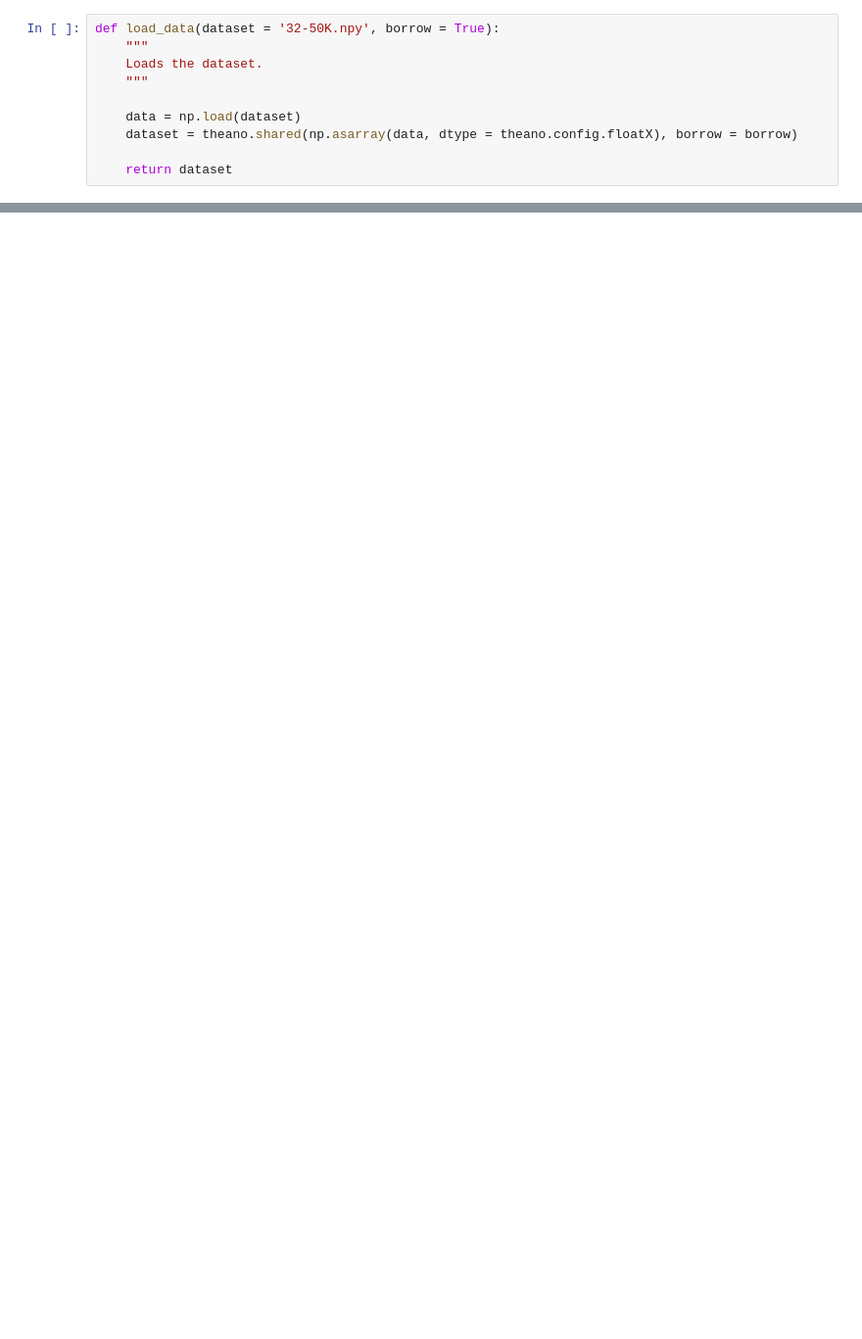
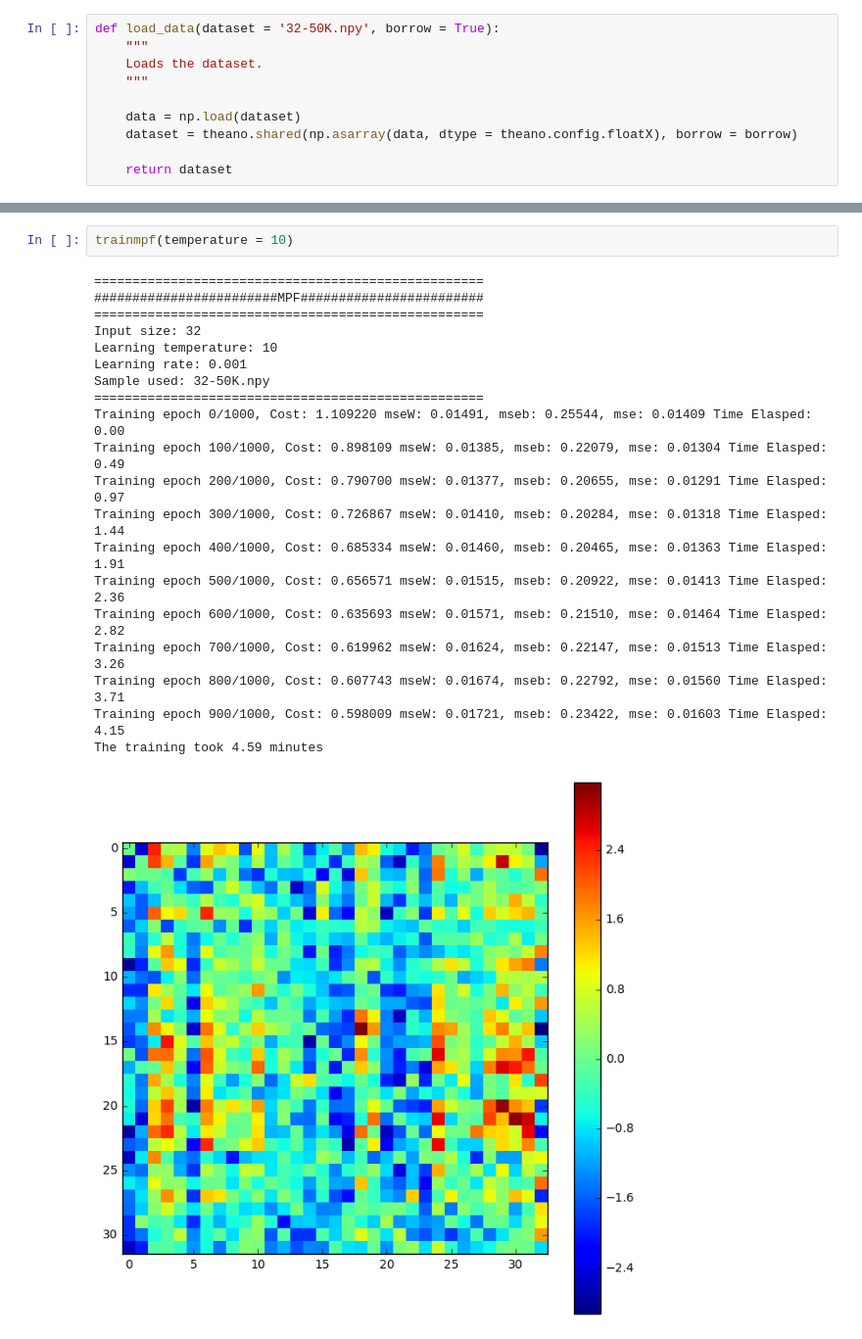
Before and after one commit to zunction/old-mmpf, a Jupyter notebook: MPF Training.ipynb, the cells around one changed output, grey strips where cells are left out. Shown at 98% size. Saved outputs shown, nothing was run; the diff lists cells and outputs as text; blank space fills up the shorter version.

```diff
--- a/MPF Training.ipynb
+++ b/MPF Training.ipynb
@@ -102,0 +168,23 @@ def trainmpf(units = 32, lr = 1e-3, epsilon = 1, n_epochs = 1000,
+# %%
+trainmpf(temperature = 10)
+# %% [output]
+===================================================
+########################MPF########################
+===================================================
+Input size: 32
+Learning temperature: 10
+Learning rate: 0.001
+Sample used: 32-50K.npy
+===================================================
+Training epoch 0/1000, Cost: 1.109220 mseW: 0.01491, mseb: 0.25544, mse: 0.01409 Time Elasped: 0.00
+Training epoch 100/1000, Cost: 0.898109 mseW: 0.01385, mseb: 0.22079, mse: 0.01304 Time Elasped: 0.49
+Training epoch 200/1000, Cost: 0.790700 mseW: 0.01377, mseb: 0.20655, mse: 0.01291 Time Elasped: 0.97
+Training epoch 300/1000, Cost: 0.726867 mseW: 0.01410, mseb: 0.20284, mse: 0.01318 Time Elasped: 1.44
+Training epoch 400/1000, Cost: 0.685334 mseW: 0.01460, mseb: 0.20465, mse: 0.01363 Time Elasped: 1.91
+Training epoch 500/1000, Cost: 0.656571 mseW: 0.01515, mseb: 0.20922, mse: 0.01413 Time Elasped: 2.36
+Training epoch 600/1000, Cost: 0.635693 mseW: 0.01571, mseb: 0.21510, mse: 0.01464 Time Elasped: 2.82
+Training epoch 700/1000, Cost: 0.619962 mseW: 0.01624, mseb: 0.22147, mse: 0.01513 Time Elasped: 3.26
+Training epoch 800/1000, Cost: 0.607743 mseW: 0.01674, mseb: 0.22792, mse: 0.01560 Time Elasped: 3.71
+Training epoch 900/1000, Cost: 0.598009 mseW: 0.01721, mseb: 0.23422, mse: 0.01603 Time Elasped: 4.15
+The training took 4.59 minutes
+[figure, added]
```
Also changed, not shown: parts of 6 cells of this notebook, 4 other files.
